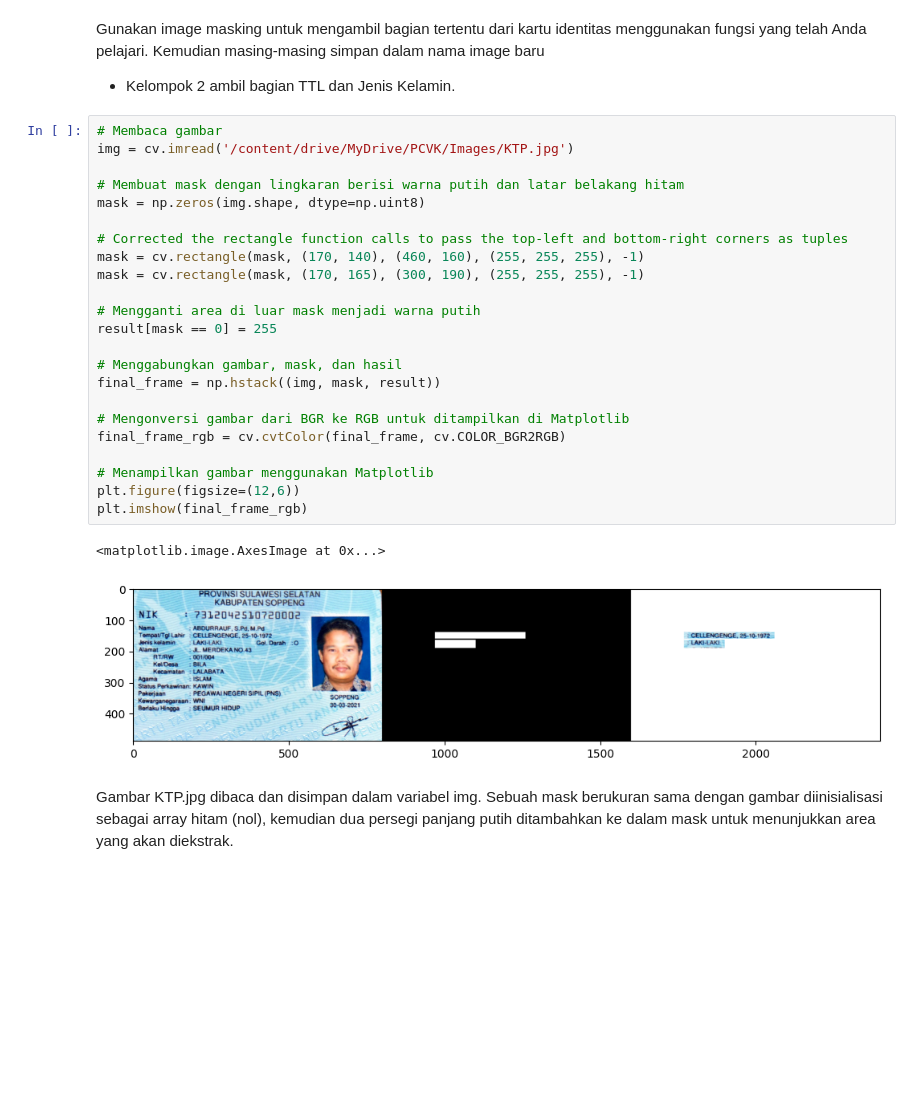
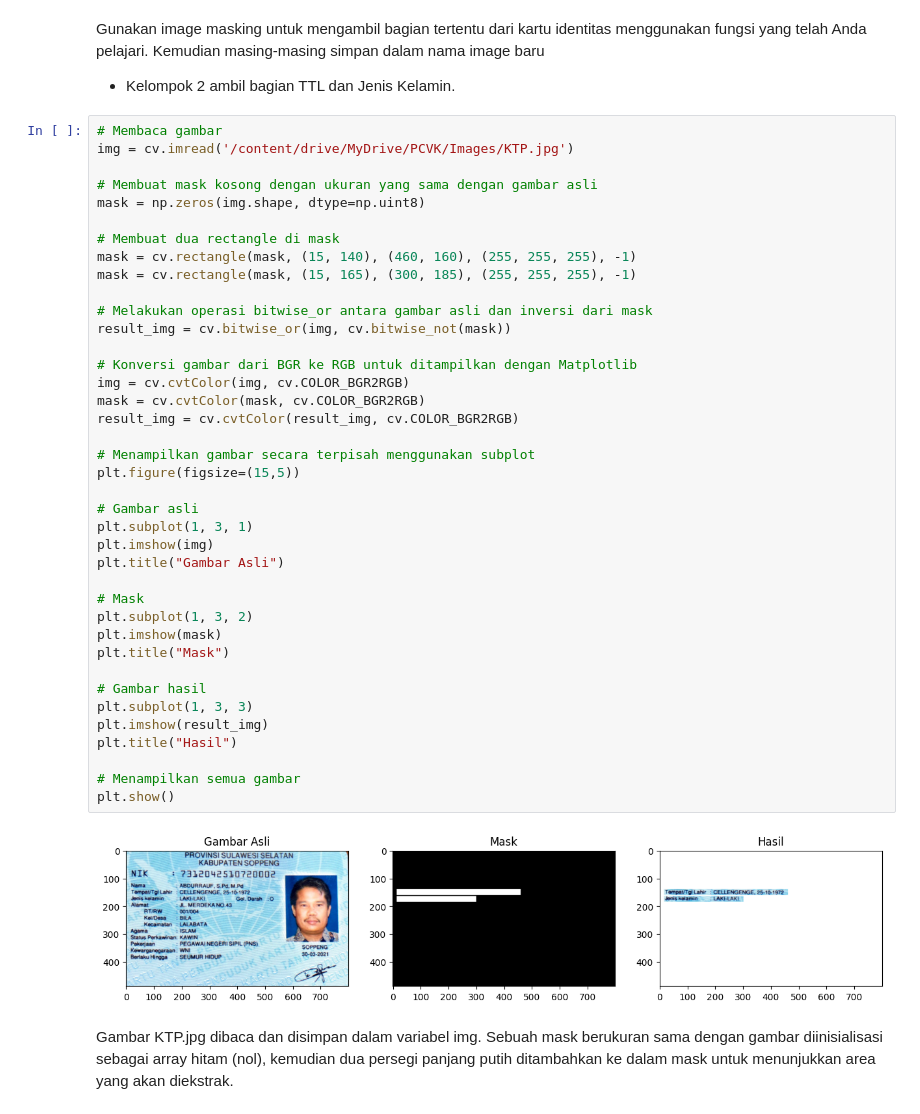
Before and after one commit to Fyodor-DOs/PCVK_02_Ahmed-Fathir-Syafaat, a Jupyter notebook: Week5.ipynb, the cells around one changed output. Saved outputs shown, nothing was run; the diff lists cells and outputs as text; blank space fills up the shorter version.

```diff
--- a/Week5.ipynb
+++ b/Week5.ipynb
@@ -235,28 +234,43 @@ Gunakan image masking untuk mengambil bagian tertentu dari kartu identitas mengg
 # %%
 # Membaca gambar
 img = cv.imread('/content/drive/MyDrive/PCVK/Images/KTP.jpg')
 
-# Membuat mask dengan lingkaran berisi warna putih dan latar belakang hitam
+# Membuat mask kosong dengan ukuran yang sama dengan gambar asli
 mask = np.zeros(img.shape, dtype=np.uint8)
 
-# Corrected the rectangle function calls to pass the top-left and bottom-right corners as tuples
-mask = cv.rectangle(mask, (170, 140), (460, 160), (255, 255, 255), -1)
-mask = cv.rectangle(mask, (170, 165), (300, 190), (255, 255, 255), -1)
+# Membuat dua rectangle di mask
+mask = cv.rectangle(mask, (15, 140), (460, 160), (255, 255, 255), -1)
+mask = cv.rectangle(mask, (15, 165), (300, 185), (255, 255, 255), -1)
 
-# Mengganti area di luar mask menjadi warna putih
-result[mask == 0] = 255
+# Melakukan operasi bitwise_or antara gambar asli dan inversi dari mask
+result_img = cv.bitwise_or(img, cv.bitwise_not(mask))
 
-# Menggabungkan gambar, mask, dan hasil
-final_frame = np.hstack((img, mask, result))
+# Konversi gambar dari BGR ke RGB untuk ditampilkan dengan Matplotlib
+img = cv.cvtColor(img, cv.COLOR_BGR2RGB)
+mask = cv.cvtColor(mask, cv.COLOR_BGR2RGB)
+result_img = cv.cvtColor(result_img, cv.COLOR_BGR2RGB)
 
-# Mengonversi gambar dari BGR ke RGB untuk ditampilkan di Matplotlib
-final_frame_rgb = cv.cvtColor(final_frame, cv.COLOR_BGR2RGB)
+# Menampilkan gambar secara terpisah menggunakan subplot
+plt.figure(figsize=(15,5))
 
-# Menampilkan gambar menggunakan Matplotlib
-plt.figure(figsize=(12,6))
-plt.imshow(final_frame_rgb)
+# Gambar asli
+plt.subplot(1, 3, 1)
+plt.imshow(img)
+plt.title("Gambar Asli")
+
+# Mask
+plt.subplot(1, 3, 2)
+plt.imshow(mask)
+plt.title("Mask")
+
+# Gambar hasil
+plt.subplot(1, 3, 3)
+plt.imshow(result_img)
+plt.title("Hasil")
+
+# Menampilkan semua gambar
+plt.show()
 # %% [output]
-<matplotlib.image.AxesImage at 0x...>
-[figure, old version]
+[figure, new version]
 # %% [markdown]
 Gambar KTP.jpg dibaca dan disimpan dalam variabel img. Sebuah mask berukuran sama dengan gambar diinisialisasi sebagai array hitam (nol), kemudian dua persegi panjang putih ditambahkan ke dalam mask untuk menunjukkan area yang akan diekstrak.
```
Also changed, not shown: parts of 1 cell of this notebook.
